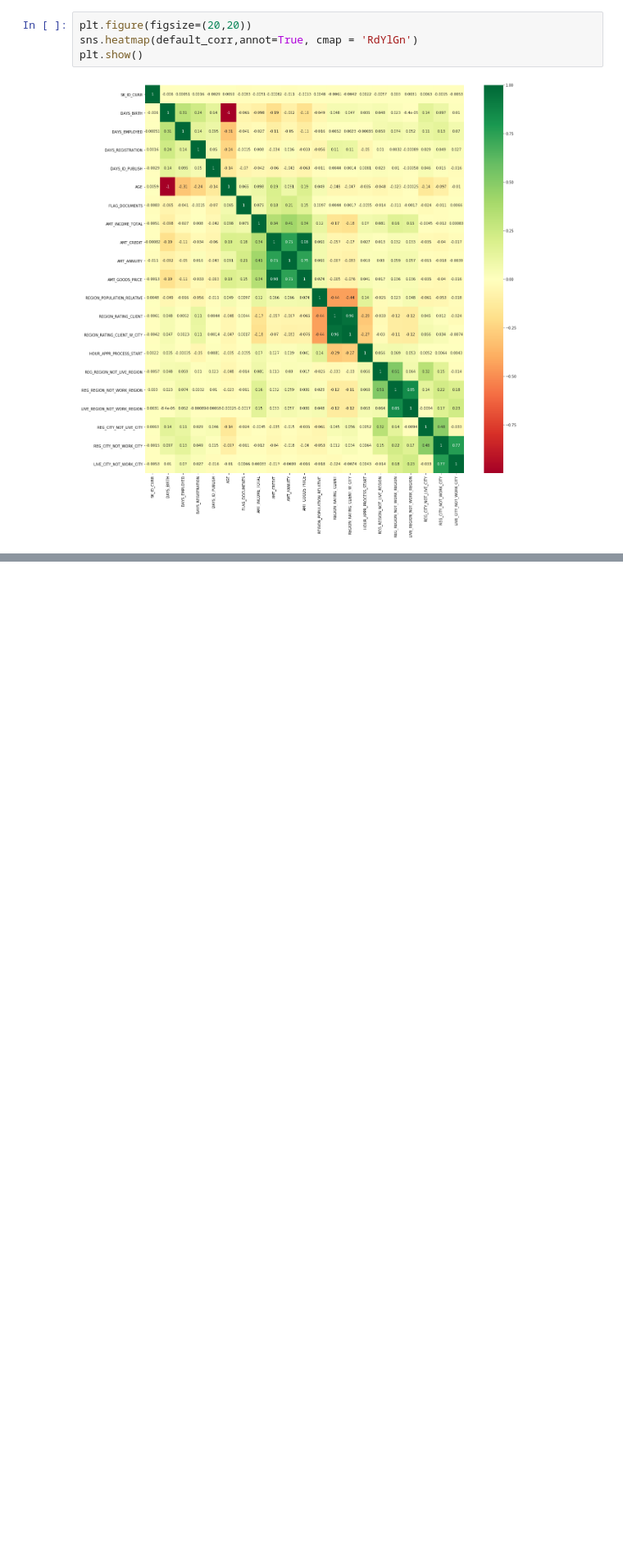
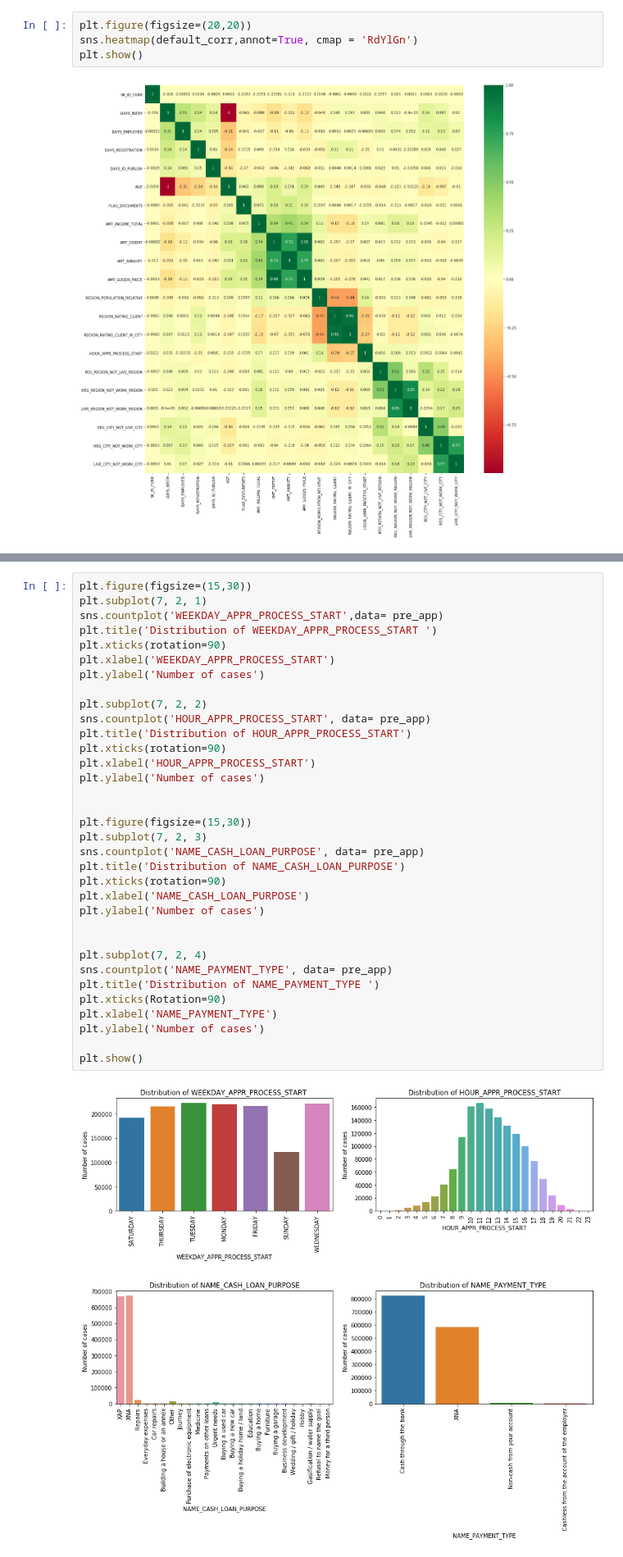
Before and after one commit to Sushil-Deore/Credit_EDA, a Jupyter notebook: Credit_EDA_Case_Study.ipynb, the cells around one changed output, grey strips where cells are left out. Shown at 82% size. Drawn from its saved outputs; the diff is of its cells as text; blank space fills up the shorter version.

```diff
--- a/Credit_EDA_Case_Study.ipynb
+++ b/Credit_EDA_Case_Study.ipynb
@@ -1961,0 +2288,37 @@ Now, we will check previous application dataset
+# %%
+plt.figure(figsize=(15,30))
+plt.subplot(7, 2, 1)
+sns.countplot('WEEKDAY_APPR_PROCESS_START',data= pre_app)
+plt.title('Distribution of WEEKDAY_APPR_PROCESS_START ')
+plt.xticks(rotation=90)
+plt.xlabel('WEEKDAY_APPR_PROCESS_START')
+plt.ylabel('Number of cases')
+
+plt.subplot(7, 2, 2)
+sns.countplot('HOUR_APPR_PROCESS_START', data= pre_app)
+plt.title('Distribution of HOUR_APPR_PROCESS_START')
+plt.xticks(rotation=90)
+plt.xlabel('HOUR_APPR_PROCESS_START')
+plt.ylabel('Number of cases')
+
+
+plt.figure(figsize=(15,30))
+plt.subplot(7, 2, 3)
+sns.countplot('NAME_CASH_LOAN_PURPOSE', data= pre_app)
+plt.title('Distribution of NAME_CASH_LOAN_PURPOSE')
+plt.xticks(rotation=90)
+plt.xlabel('NAME_CASH_LOAN_PURPOSE')
+plt.ylabel('Number of cases')
+
+
+plt.subplot(7, 2, 4)
+sns.countplot('NAME_PAYMENT_TYPE', data= pre_app)
+plt.title('Distribution of NAME_PAYMENT_TYPE ')
+plt.xticks(Rotation=90)
+plt.xlabel('NAME_PAYMENT_TYPE')
+plt.ylabel('Number of cases')
+
+plt.show()
+# %% [output]
+[figure, added]
+[figure, added]
```
Also changed, not shown: parts of 61 cells of this notebook.
